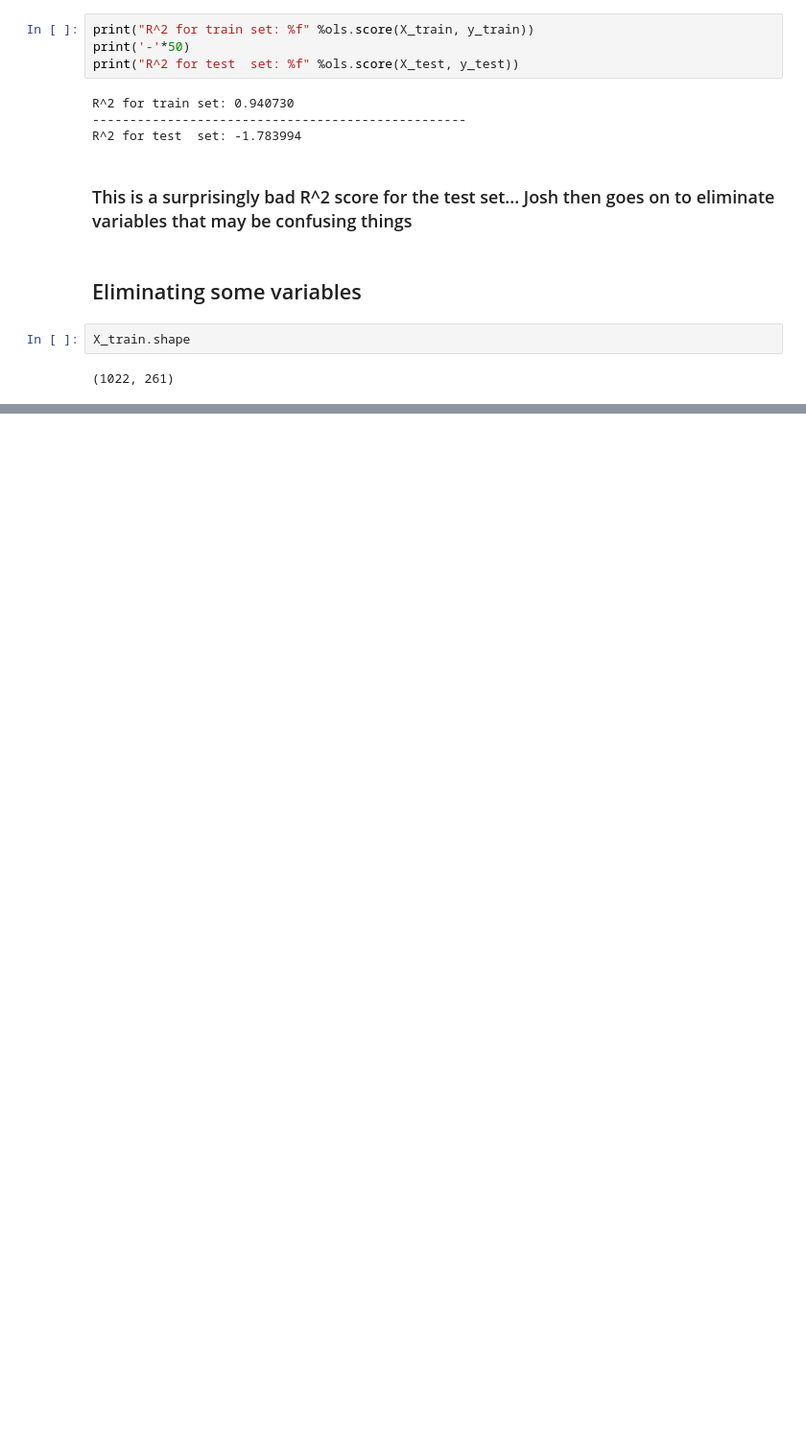
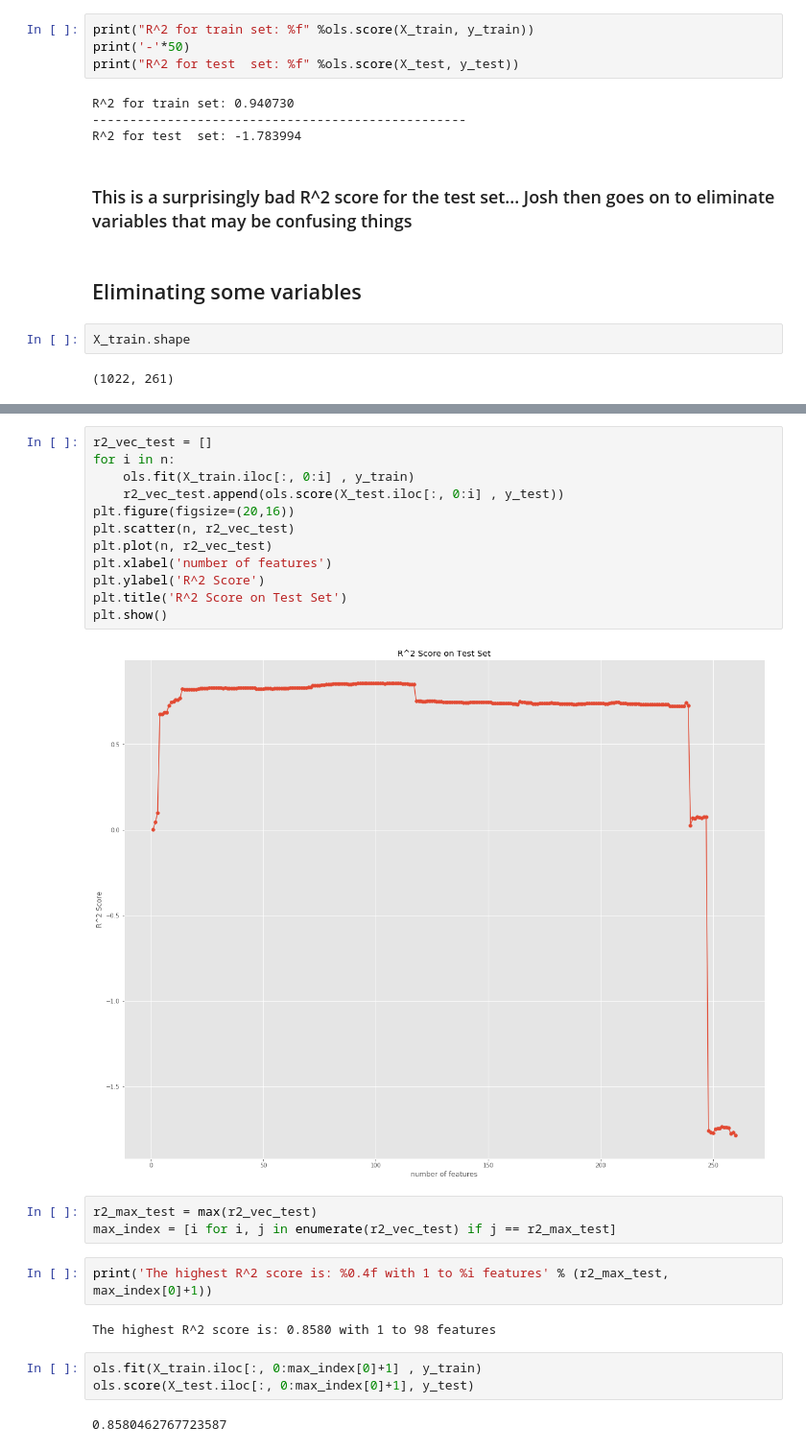
Before and after one commit to jakedaford/housing-prices-ML-project, a Jupyter notebook: jake/Jake_aggregating_josh_linear_regression.ipynb, the cells around one changed output, grey strips where cells are left out. Shown: that part at 96% size. Saved outputs shown, nothing was run; the diff lists cells and outputs as text; blank space fills up the shorter version.

```diff
--- a/jake/Jake_aggregating_josh_linear_regression.ipynb
+++ b/jake/Jake_aggregating_josh_linear_regression.ipynb
@@ -101,0 +123,26 @@ X_train.shape
+# %%
+r2_vec_test = []
+for i in n:
+    ols.fit(X_train.iloc[:, 0:i] , y_train)
+    r2_vec_test.append(ols.score(X_test.iloc[:, 0:i] , y_test))
+plt.figure(figsize=(20,16))
+plt.scatter(n, r2_vec_test)
+plt.plot(n, r2_vec_test)
+plt.xlabel('number of features')
+plt.ylabel('R^2 Score')
+plt.title('R^2 Score on Test Set')
+plt.show()
+# %% [output]
+[figure, added]
+# %%
+r2_max_test = max(r2_vec_test)
+max_index = [i for i, j in enumerate(r2_vec_test) if j == r2_max_test]
+# %%
+print('The highest R^2 score is: %0.4f with 1 to %i features' % (r2_max_test, max_index[0]+1))
+# %% [output]
+The highest R^2 score is: 0.8580 with 1 to 98 features
+# %%
+ols.fit(X_train.iloc[:, 0:max_index[0]+1] , y_train)
+ols.score(X_test.iloc[:, 0:max_index[0]+1], y_test)
+# %% [output]
+0.8580462767723587
```
Also changed, not shown: parts of 3 cells of this notebook, 1 other file.
